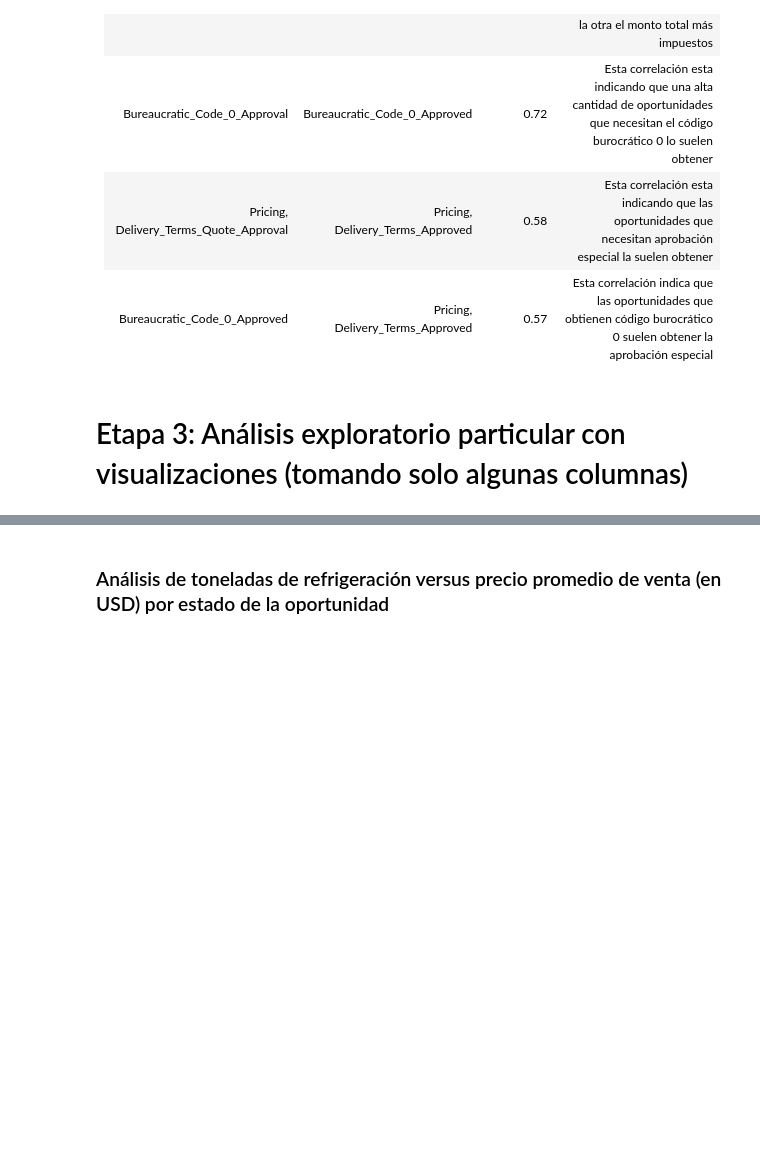
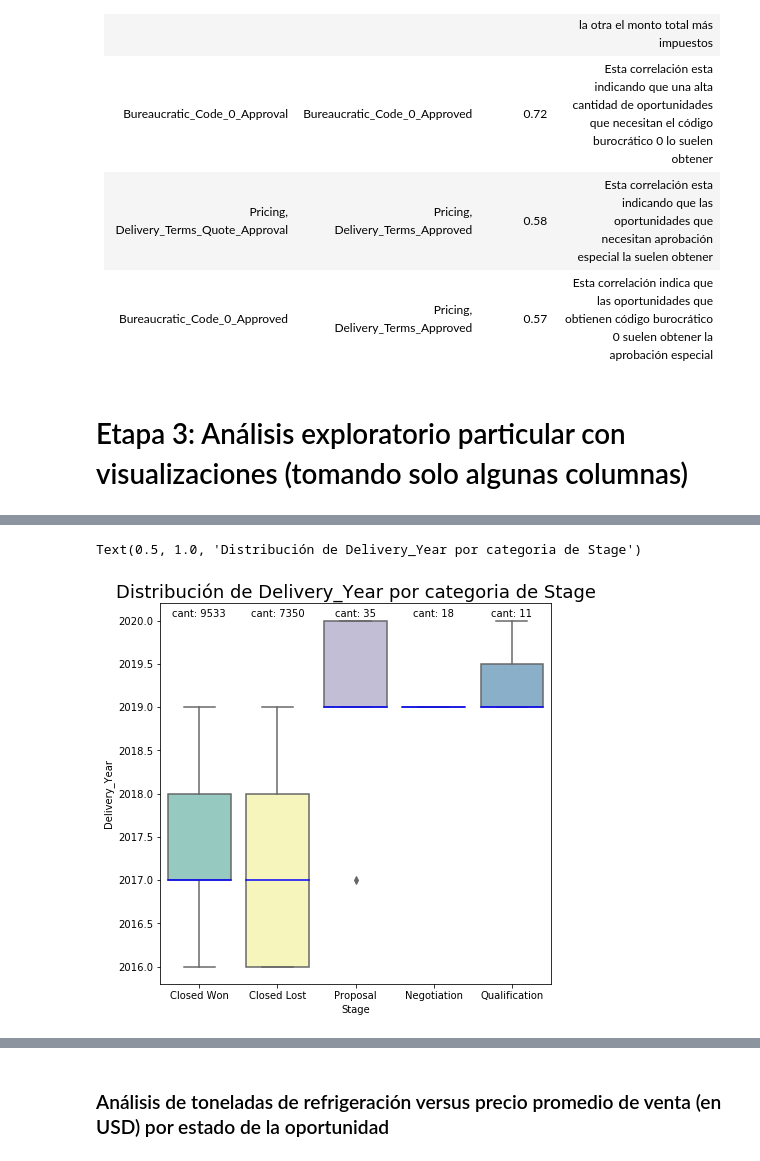
Before and after one commit to joacols/TP_orga_de_datos, a Jupyter notebook: Análisis exploratorio general TP1 2 Cuat 2020.ipynb, the cells around one changed output, grey strips where cells are left out. Cells and saved outputs as stored; diff of their text form; code cells hidden in the pictures; blank space fills up the shorter version.

Commit message:
Grafico varios boxplots y analizo lo que observo

```diff
--- a/Análisis exploratorio general TP1 2 Cuat 2020.ipynb
+++ b/Análisis exploratorio general TP1 2 Cuat 2020.ipynb
@@ -457,0 +501,24 @@ Del análisis del gráfico se puede observar que:
+# %%
+plt.figure(figsize=(7,7))
+
+ax = sns.boxplot(x="Stage", y="Delivery_Year", data=df,palette="Set3", order=["Closed Won", "Closed Lost", "Proposal","Negotiation","Qualification"])
+
+# Calculate number of obs per group & median to position labels
+medianas = df.groupby(['Stage'])['Delivery_Year'].max().values
+nro_obs = df['Stage'].value_counts().values
+nro_obs = [str(x) for x in nro_obs.tolist()]
+nro_obs = ["cant: " + i for i in nro_obs]
+
+for line in ax.get_lines()[4::6]:
+    line.set_color('blue')
+
+# Add it to the plot
+vector = range(len(nro_obs))
+for tick,label in zip(vector,ax.get_xticklabels()):
+    #ax.text(vector[tick], medianas[tick] + 1.03, nro_obs[tick],horizontalalignment='center', color='black', weight='semibold')#, size='x-small')
+    ax.text(vector[tick], medianas.max() + 0.05 , nro_obs[tick],horizontalalignment='center', color='black')#, weight='semibold')#, size='x-small')
+
+plt.title("Distribución de Delivery_Year por categoria de Stage",fontSize=18)
+# %% [output]
+Text(0.5, 1.0, 'Distribución de Delivery_Year por categoria de Stage')
+[figure, added]
```
Also changed, not shown: parts of 36 cells of this notebook.
